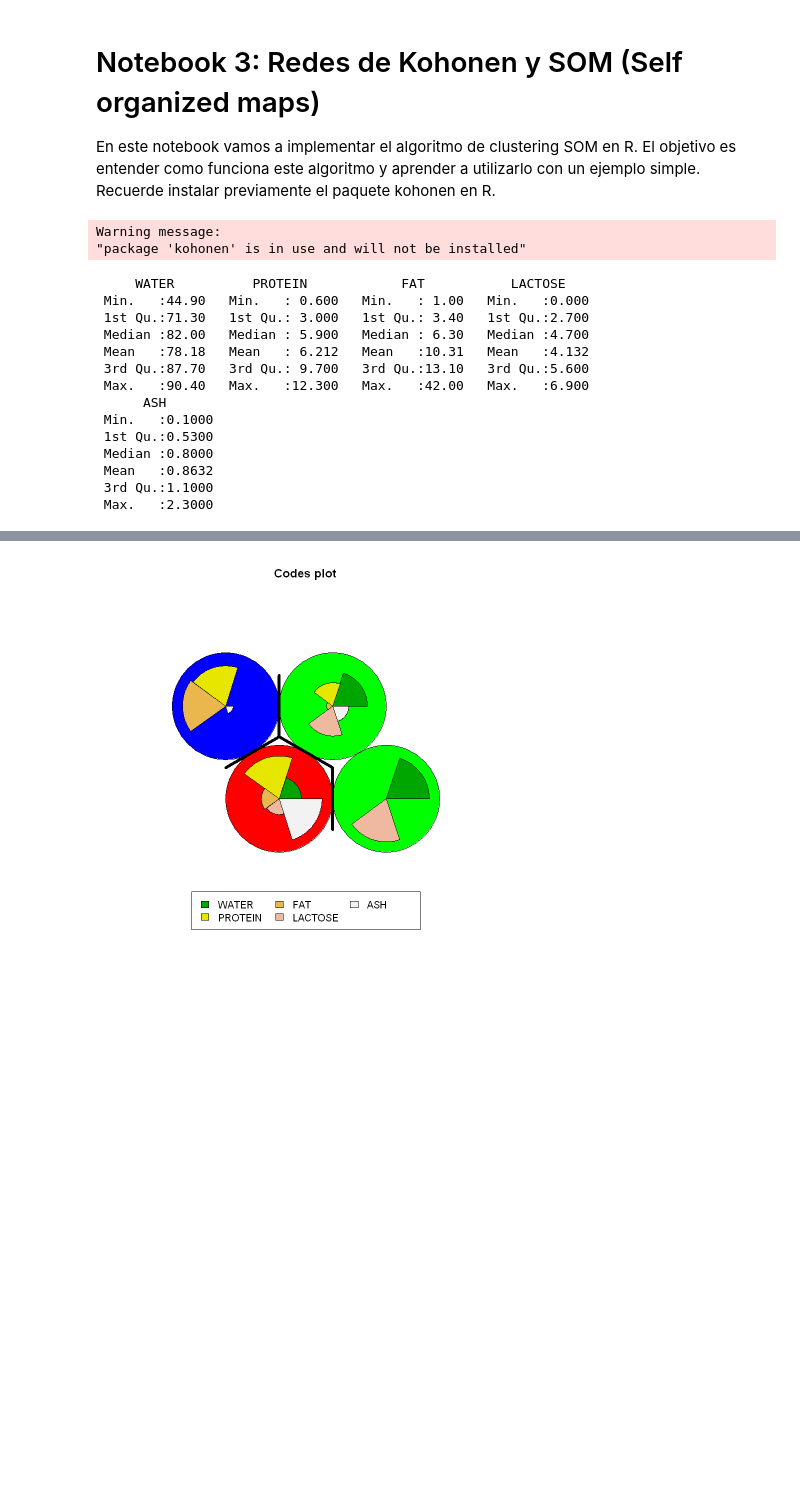
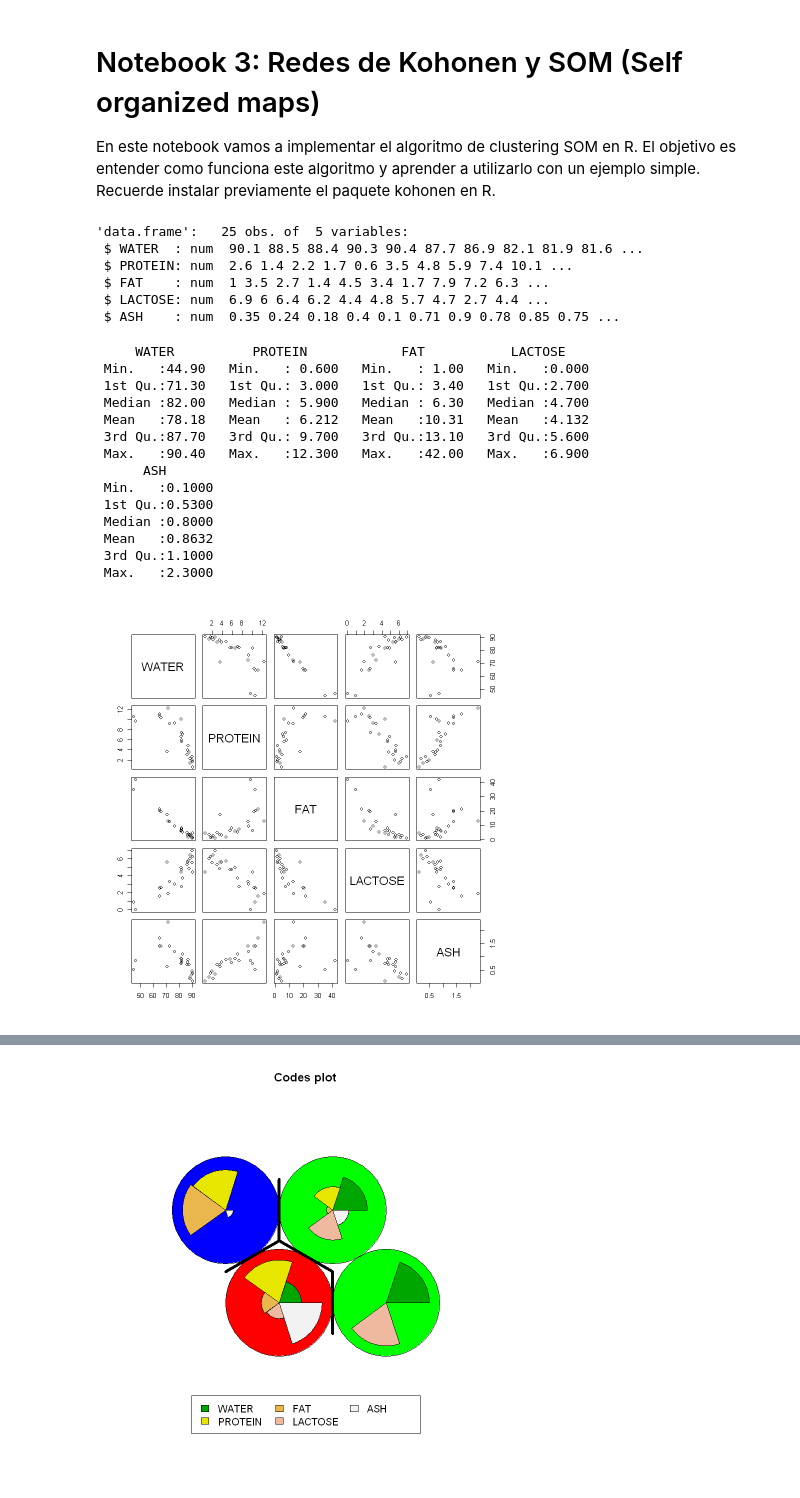
Before and after one commit to ekkusi/INFO257-PCA, a Jupyter notebook: clustering/Clustering_Notebook3.ipynb, the cells around one changed output, grey strips where cells are left out. Cells and saved outputs as stored; diff of their text form; code cells hidden in the pictures; blank space fills up the shorter version.

```diff
--- a/clustering/Clustering_Notebook3.ipynb
+++ b/clustering/Clustering_Notebook3.ipynb
@@ -4,30 +4,37 @@ En este notebook vamos a implementar el algoritmo de clustering SOM en R. El obj
 # %%
 # install.packages("kohonen")
 library(kohonen)
 set.seed(7)
 
 #ruta datos
 #lee datos del archivo de texto como una matriz. La primera #columna se utiliza como vector de nombres de las filas
 datos <-read.table("milk1.dat",row.names=1,dec=".",header=TRUE)
 datos <- as.data.frame(datos)
+str(datos)
 summary(datos)
+plot(datos)
 # %% [output]
-Warning message:
-"package 'kohonen' is in use and will not be installed"
+'data.frame':   25 obs. of  5 variables:
+ $ WATER  : num  90.1 88.5 88.4 90.3 90.4 87.7 86.9 82.1 81.9 81.6 ...
+ $ PROTEIN: num  2.6 1.4 2.2 1.7 0.6 3.5 4.8 5.9 7.4 10.1 ...
+ $ FAT    : num  1 3.5 2.7 1.4 4.5 3.4 1.7 7.9 7.2 6.3 ...
+ $ LACTOSE: num  6.9 6 6.4 6.2 4.4 4.8 5.7 4.7 2.7 4.4 ...
+ $ ASH    : num  0.35 0.24 0.18 0.4 0.1 0.71 0.9 0.78 0.85 0.75 ...
      WATER          PROTEIN            FAT           LACTOSE
  Min.   :44.90   Min.   : 0.600   Min.   : 1.00   Min.   :0.000
  1st Qu.:71.30   1st Qu.: 3.000   1st Qu.: 3.40   1st Qu.:2.700
  Median :82.00   Median : 5.900   Median : 6.30   Median :4.700
  Mean   :78.18   Mean   : 6.212   Mean   :10.31   Mean   :4.132
  3rd Qu.:87.70   3rd Qu.: 9.700   3rd Qu.:13.10   3rd Qu.:5.600
  Max.   :90.40   Max.   :12.300   Max.   :42.00   Max.   :6.900
       ASH
  Min.   :0.1000
  1st Qu.:0.5300
  Median :0.8000
  Mean   :0.8632
  3rd Qu.:1.1000
  Max.   :2.3000
+[figure, added]
 # %%
 #create SOM grid
 # str(datos)
```
Also changed, not shown: parts of 3 cells of this notebook.
